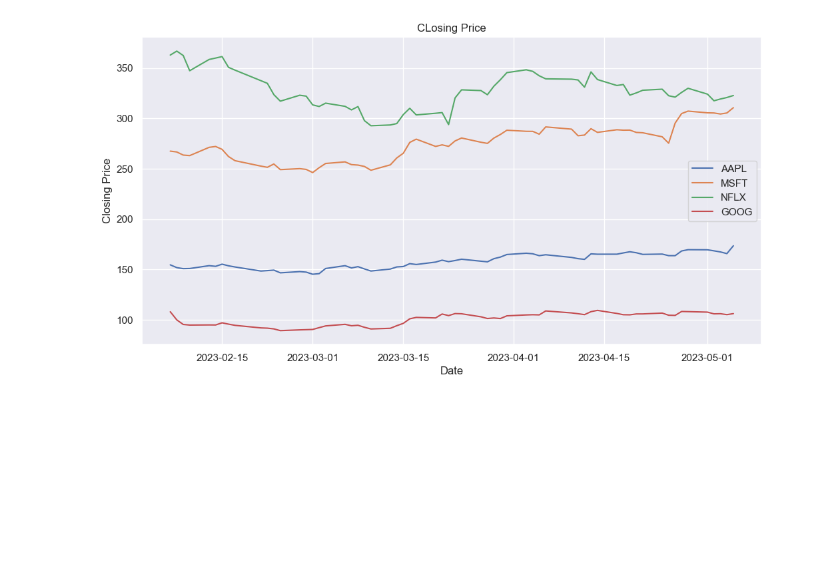
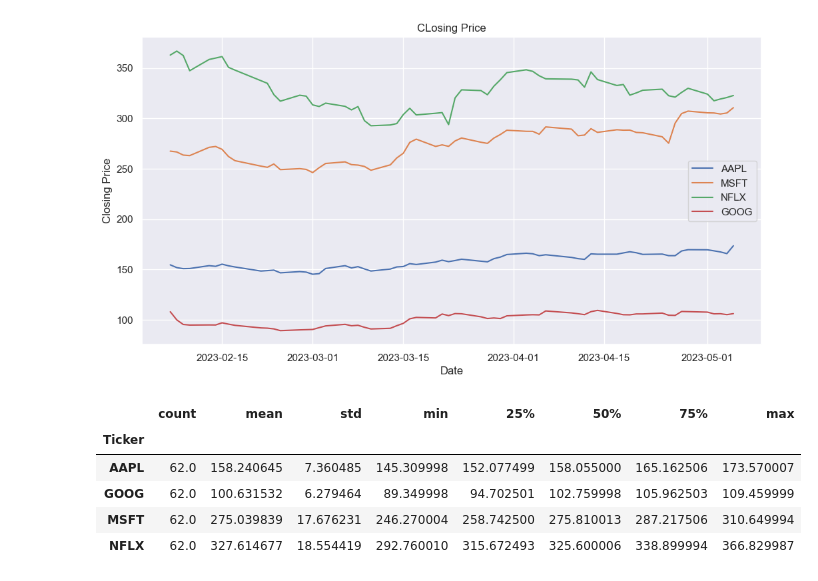
Before and after one commit to lucaslulucaslu/Data-Science-Practice-Projects, a Jupyter notebook: 11. Stock Price Forecasting/Stock Price Forecasting.ipynb, the cells around one changed output. Saved outputs shown, nothing was run; the diff lists cells and outputs as text; code cells hidden in the pictures; blank space fills up the shorter version.

```diff
--- a/11. Stock Price Forecasting/Stock Price Forecasting.ipynb
+++ b/11. Stock Price Forecasting/Stock Price Forecasting.ipynb
@@ -63,3 +63,12 @@ ax.legend()
 plt.show()
 # %% [output]
 [figure]
+# %%
+stock_data.groupby('Ticker')['Close'].describe()
+# %% [output]
+|  | count | mean | std | min | 25% | 50% | 75% | max |
+| Ticker |  |  |  |  |  |  |  |  |
+| AAPL | 62.0 | 158.240645 | 7.360485 | 145.309998 | 152.077499 | 158.055000 | 165.162506 | 173.570007 |
+| GOOG | 62.0 | 100.631532 | 6.279464 | 89.349998 | 94.702501 | 102.759998 | 105.962503 | 109.459999 |
+| MSFT | 62.0 | 275.039839 | 17.676231 | 246.270004 | 258.742500 | 275.810013 | 287.217506 | 310.649994 |
+| NFLX | 62.0 | 327.614677 | 18.554419 | 292.760010 | 315.672493 | 325.600006 | 338.899994 | 366.829987 |
```
Also changed, not shown: parts of 6 cells of this notebook, 1 other file.
